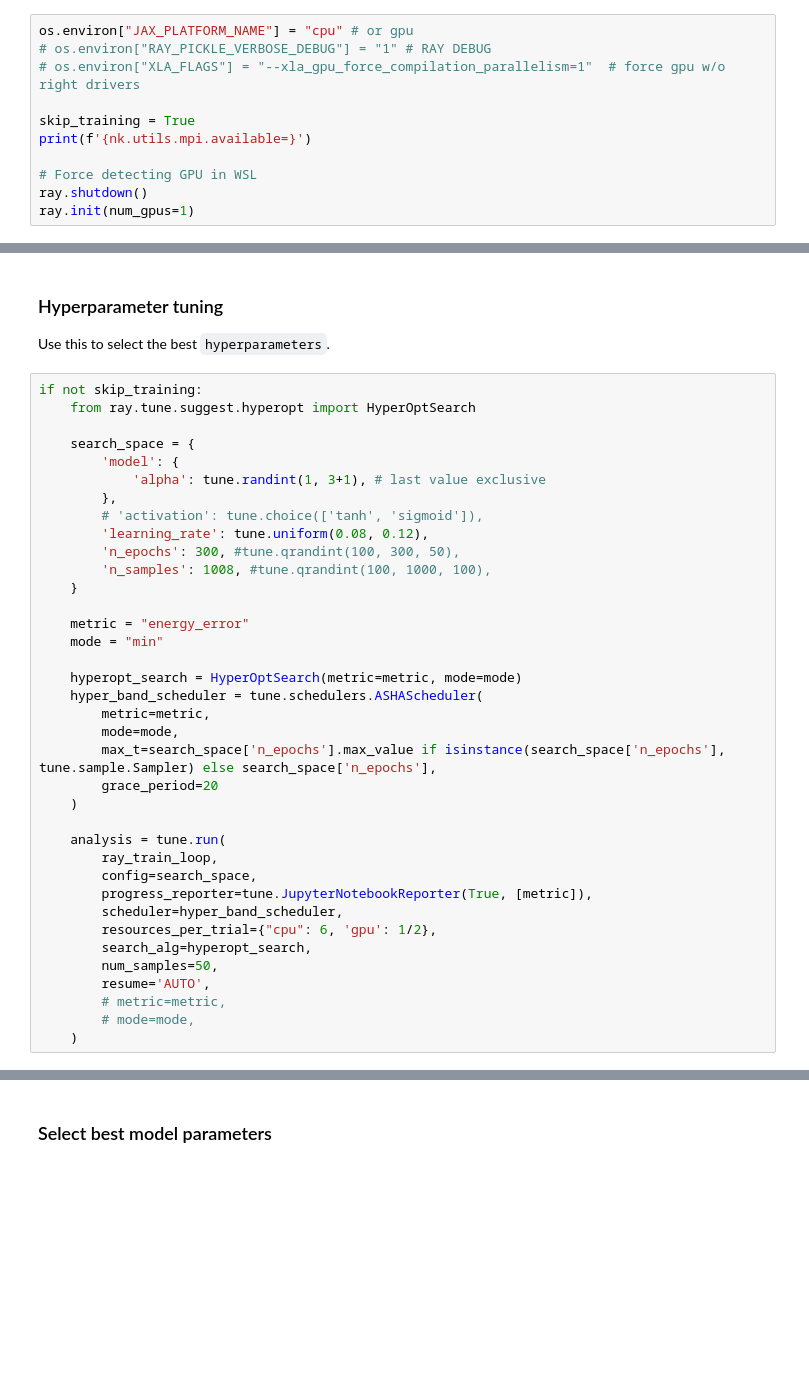
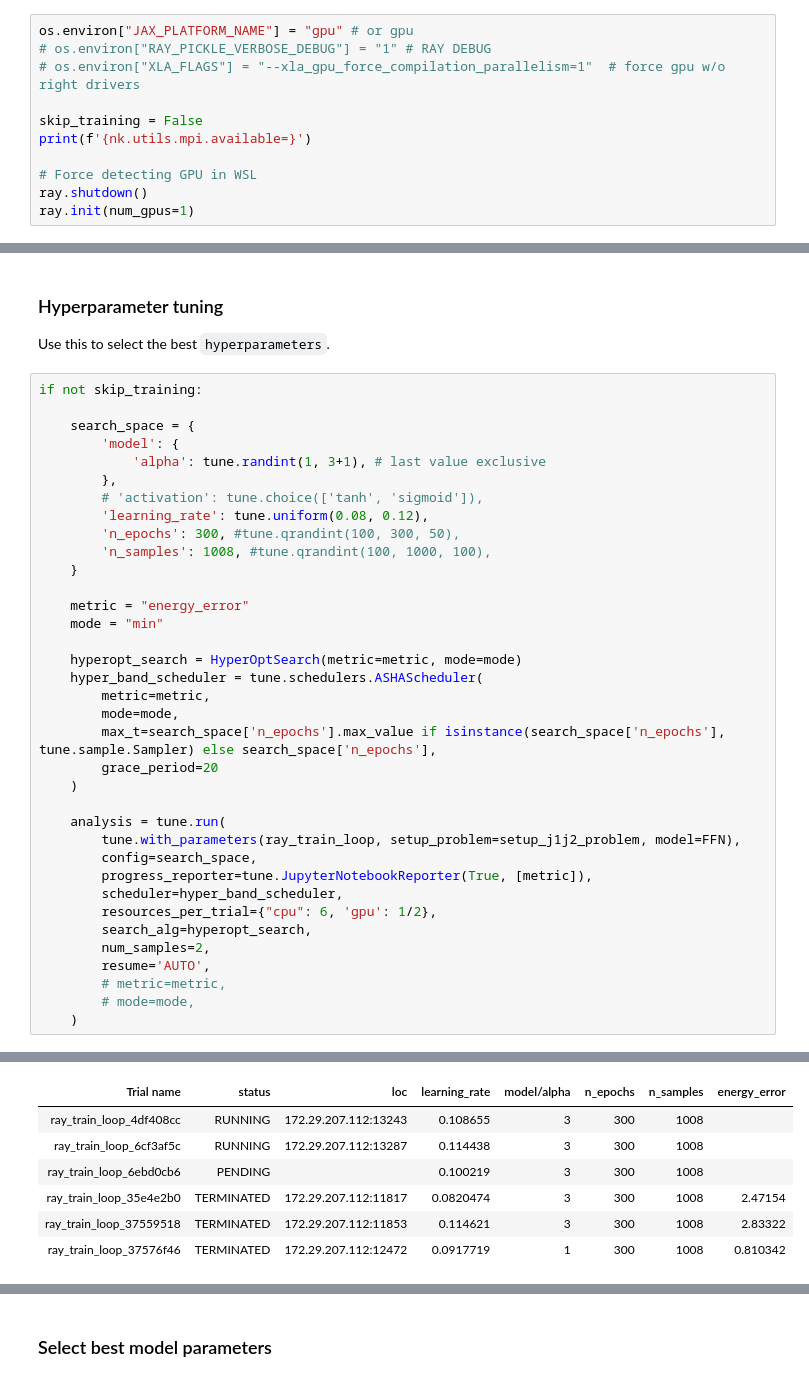
Before and after one commit to nikosavola/NeuralNetworkQuantumState, a Jupyter notebook: notebook.ipynb, the cells around one changed output, grey strips where cells are left out. Saved outputs shown, nothing was run; the diff lists cells and outputs as text; blank space fills up the shorter version.

```diff
--- a/notebook.ipynb
+++ b/notebook.ipynb
@@ -17,9 +21,9 @@ from j1j2_model import OurModel, setup_problem, setup_model, ray_train_loop, get
 # %%
-os.environ["JAX_PLATFORM_NAME"] = "cpu" # or gpu
+os.environ["JAX_PLATFORM_NAME"] = "gpu" # or gpu
 # os.environ["RAY_PICKLE_VERBOSE_DEBUG"] = "1" # RAY DEBUG
 # os.environ["XLA_FLAGS"] = "--xla_gpu_force_compilation_parallelism=1"  # force gpu w/o right drivers
 
-skip_training = True
+skip_training = False
 print(f'{nk.utils.mpi.available=}')
 
 # Force detecting GPU in WSL
@@ -33,7 +37,6 @@ RayContext(dashboard_url='', python_version='3.8.10', ray_version='1.12.0', ray_
 Use this to select the best `hyperparameters`.
 # %%
 if not skip_training:
-    from ray.tune.suggest.hyperopt import HyperOptSearch
 
     search_space = {
         'model': {
@@ -57,14 +60,15 @@ if not skip_training:
     )
 
     analysis = tune.run(
-        ray_train_loop,
+        tune.with_parameters(ray_train_loop, setup_problem=setup_j1j2_problem, model=FFN),
         config=search_space,
         progress_reporter=tune.JupyterNotebookReporter(True, [metric]),
         scheduler=hyper_band_scheduler,
         resources_per_trial={"cpu": 6, 'gpu': 1/2},
         search_alg=hyperopt_search,
-        num_samples=50,
+        num_samples=2,
         resume='AUTO',
         # metric=metric,
         # mode=mode,
     )
+# %% [output]
@@ -70,0 +82,7 @@ if not skip_training:
+| Trial name | status | loc | learning_rate | model/alpha | n_epochs | n_samples | energy_error |
+| ray_train_loop_4df408cc | RUNNING | 172.29.207.112:13243 | 0.108655 | 3 | 300 | 1008 |  |
+| ray_train_loop_6cf3af5c | RUNNING | 172.29.207.112:13287 | 0.114438 | 3 | 300 | 1008 |  |
+| ray_train_loop_6ebd0cb6 | PENDING |  | 0.100219 | 3 | 300 | 1008 |  |
+| ray_train_loop_35e4e2b0 | TERMINATED | 172.29.207.112:11817 | 0.0820474 | 3 | 300 | 1008 | 2.47154 |
+| ray_train_loop_37559518 | TERMINATED | 172.29.207.112:11853 | 0.114621 | 3 | 300 | 1008 | 2.83322 |
+| ray_train_loop_37576f46 | TERMINATED | 172.29.207.112:12472 | 0.0917719 | 1 | 300 | 1008 | 0.810342 |
```
Also changed, not shown: parts of 16 cells of this notebook, 4 other files.
